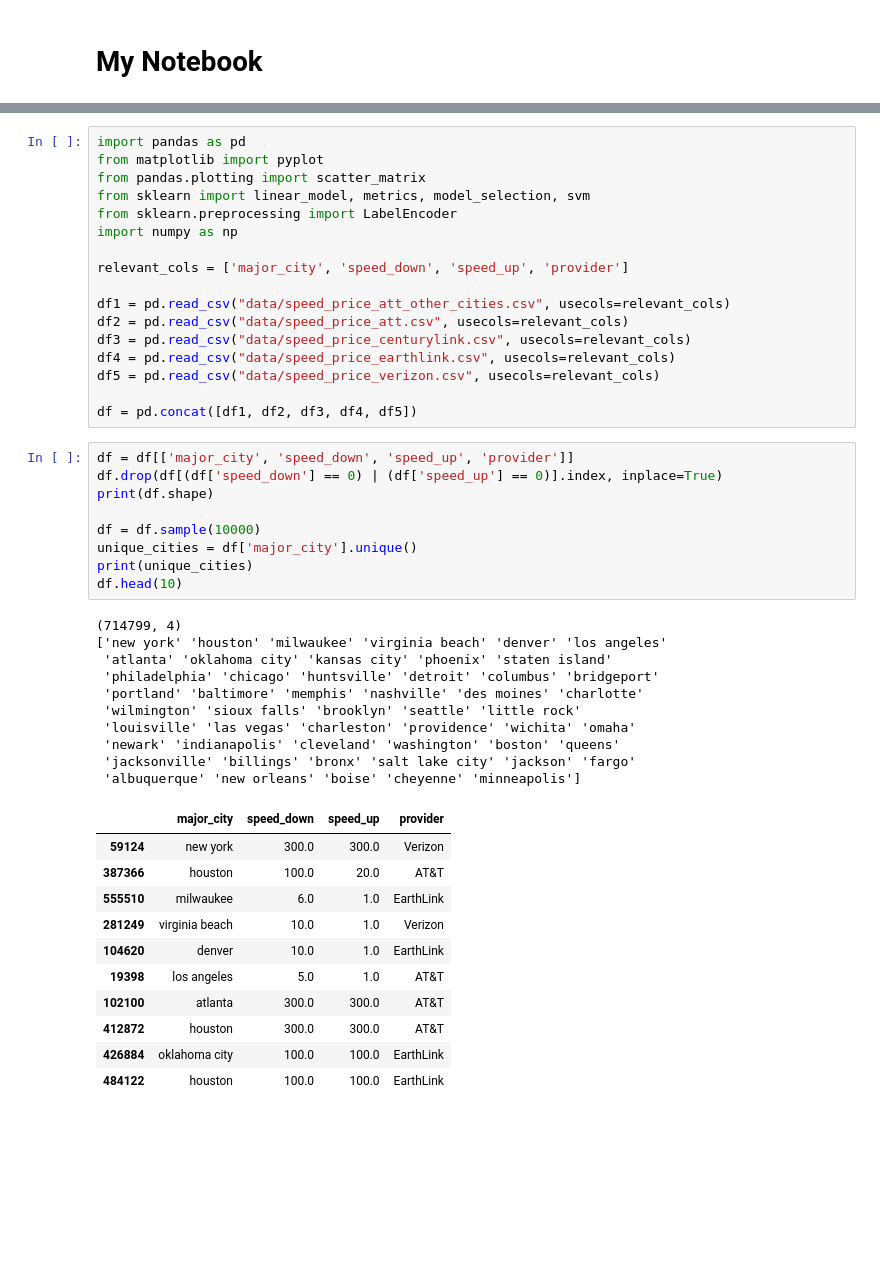
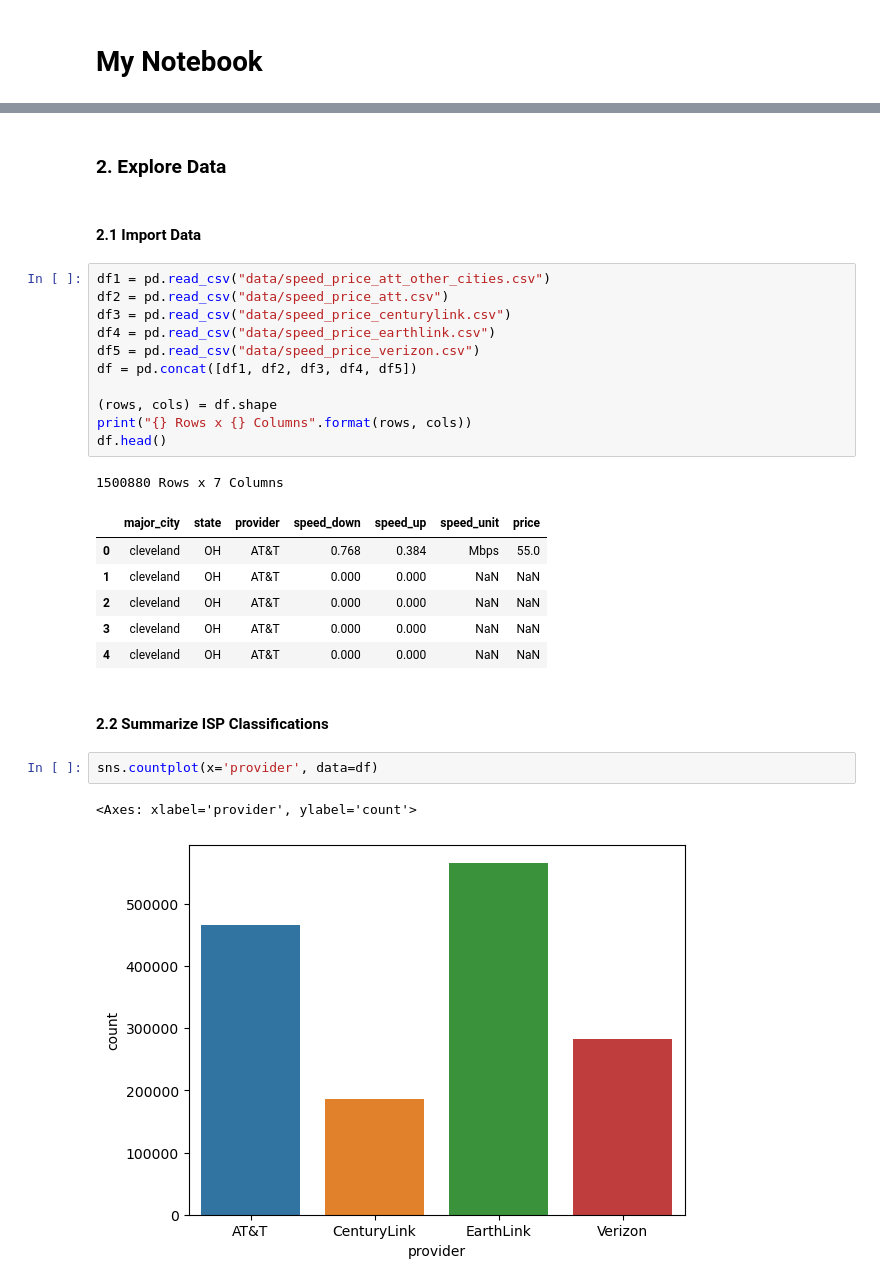
Before and after one commit to rmaes4/capstone-isp-prediction, a Jupyter notebook: notebook.ipynb, the cells around one changed output, grey strips where cells are left out. Cells and saved outputs as stored; diff of their text form; blank space fills up the shorter version.

```diff
--- a/notebook.ipynb
+++ b/notebook.ipynb
@@ -3,48 +13,30 @@
+# %% [markdown]
+### 2. Explore Data
+# %% [markdown]
+#### 2.1 Import Data
 # %%
-import pandas as pd
-from matplotlib import pyplot
-from pandas.plotting import scatter_matrix
-from sklearn import linear_model, metrics, model_selection, svm
-from sklearn.preprocessing import LabelEncoder
-import numpy as np
+df1 = pd.read_csv("data/speed_price_att_other_cities.csv")
+df2 = pd.read_csv("data/speed_price_att.csv")
+df3 = pd.read_csv("data/speed_price_centurylink.csv")
+df4 = pd.read_csv("data/speed_price_earthlink.csv")
+df5 = pd.read_csv("data/speed_price_verizon.csv")
+df = pd.concat([df1, df2, df3, df4, df5])
 
-relevant_cols = ['major_city', 'speed_down', 'speed_up', 'provider']
-
-df1 = pd.read_csv("data/speed_price_att_other_cities.csv", usecols=relevant_cols)
-df2 = pd.read_csv("data/speed_price_att.csv", usecols=relevant_cols)
-df3 = pd.read_csv("data/speed_price_centurylink.csv", usecols=relevant_cols)
-df4 = pd.read_csv("data/speed_price_earthlink.csv", usecols=relevant_cols)
-df5 = pd.read_csv("data/speed_price_verizon.csv", usecols=relevant_cols)
-
-df = pd.concat([df1, df2, df3, df4, df5])
+(rows, cols) = df.shape
+print("{} Rows x {} Columns".format(rows, cols))
+df.head()
+# %% [output]
+1500880 Rows x 7 Columns
+|  | major_city | state | provider | speed_down | speed_up | speed_unit | price |
+| 0 | cleveland | OH | AT&T | 0.768 | 0.384 | Mbps | 55.0 |
+| 1 | cleveland | OH | AT&T | 0.000 | 0.000 | NaN | NaN |
+| 2 | cleveland | OH | AT&T | 0.000 | 0.000 | NaN | NaN |
+| 3 | cleveland | OH | AT&T | 0.000 | 0.000 | NaN | NaN |
+| 4 | cleveland | OH | AT&T | 0.000 | 0.000 | NaN | NaN |
-# %%
-df = df[['major_city', 'speed_down', 'speed_up', 'provider']]
-df.drop(df[(df['speed_down'] == 0) | (df['speed_up'] == 0)].index, inplace=True)
-print(df.shape)
-
-df = df.sample(10000)
-unique_cities = df['major_city'].unique()
-print(unique_cities)
-df.head(10)
-# %% [output]
-(714799, 4)
-['new york' 'houston' 'milwaukee' 'virginia beach' 'denver' 'los angeles'
- 'atlanta' 'oklahoma city' 'kansas city' 'phoenix' 'staten island'
- 'philadelphia' 'chicago' 'huntsville' 'detroit' 'columbus' 'bridgeport'
- 'portland' 'baltimore' 'memphis' 'nashville' 'des moines' 'charlotte'
- 'wilmington' 'sioux falls' 'brooklyn' 'seattle' 'little rock'
- 'louisville' 'las vegas' 'charleston' 'providence' 'wichita' 'omaha'
- 'newark' 'indianapolis' 'cleveland' 'washington' 'boston' 'queens'
- 'jacksonville' 'billings' 'bronx' 'salt lake city' 'jackson' 'fargo'
- 'albuquerque' 'new orleans' 'boise' 'cheyenne' 'minneapolis']
-|  | major_city | speed_down | speed_up | provider |
-| 59124 | new york | 300.0 | 300.0 | Verizon |
-| 387366 | houston | 100.0 | 20.0 | AT&T |
-| 555510 | milwaukee | 6.0 | 1.0 | EarthLink |
-| 281249 | virginia beach | 10.0 | 1.0 | Verizon |
-| 104620 | denver | 10.0 | 1.0 | EarthLink |
-| 19398 | los angeles | 5.0 | 1.0 | AT&T |
-| 102100 | atlanta | 300.0 | 300.0 | AT&T |
-| 412872 | houston | 300.0 | 300.0 | AT&T |
-| 426884 | oklahoma city | 100.0 | 100.0 | EarthLink |
-| 484122 | houston | 100.0 | 100.0 | EarthLink |
+# %% [markdown]
+#### 2.2 Summarize ISP Classifications
+# %%
+sns.countplot(x='provider', data=df)
+# %% [output]
+<Axes: xlabel='provider', ylabel='count'>
+[figure, added]
```
Also changed, not shown: parts of 33 cells of this notebook.
